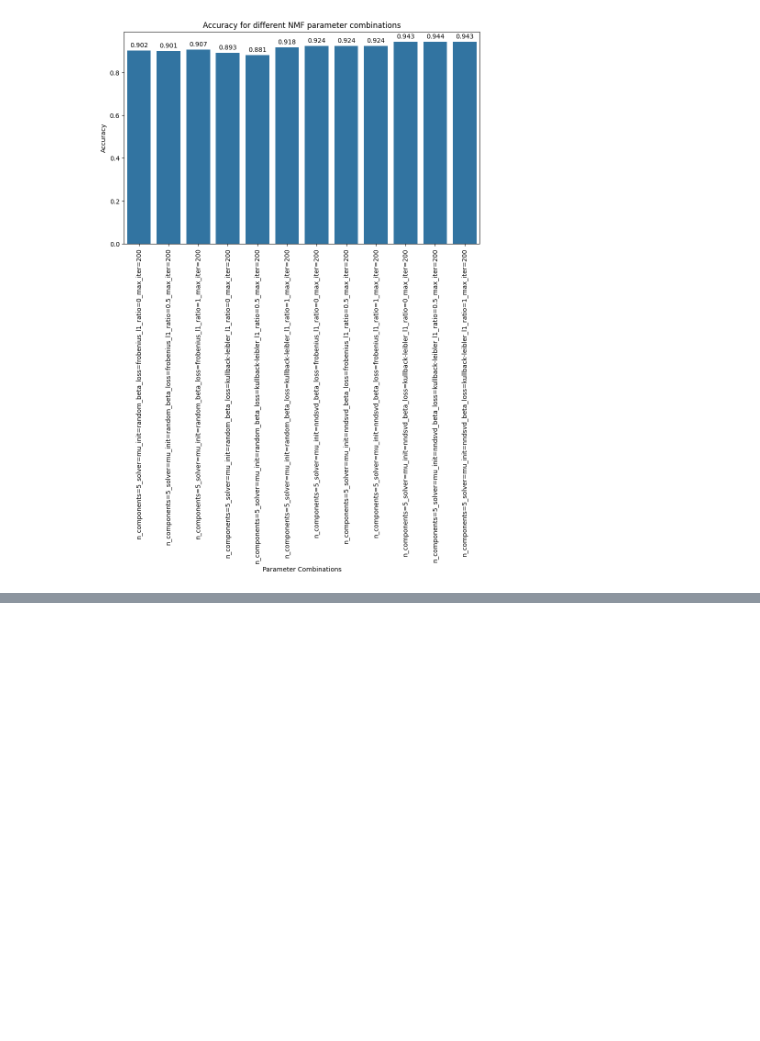
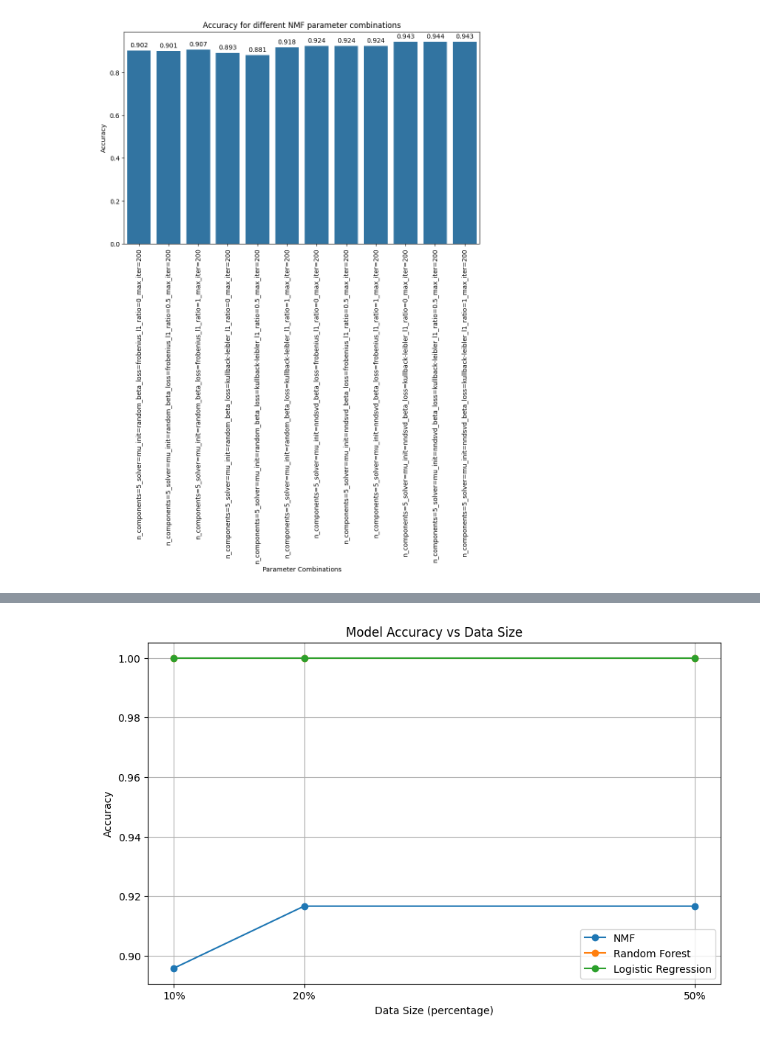
Before and after one commit to JudoboyAlex/bbc_news_classification, a Jupyter notebook: bbc_news_classification.ipynb, the cells around one changed output, grey strips where cells are left out. Drawn from its saved outputs; the diff is of its cells as text; code cells hidden in the pictures; blank space fills up the shorter version.

```diff
--- a/bbc_news_classification.ipynb
+++ b/bbc_news_classification.ipynb
@@ -392,0 +401,12 @@ Best parameters: {'n_components': 5, 'solver': 'mu', 'init': 'nndsvd', 'beta_los
+# %%
+# Create y_train from the provided training data
+y_train = train_data['Category']
+
+# Logistic regression model
+log_reg = LogisticRegression(max_iter=1000).fit(features, y_train)
+
+y_train_pred = log_reg.predict(features)
+
+lr_train_acc = accuracy_score(y_train, y_train_pred)
+
+print(f'Logistic Regression Training Accuracy: {lr_train_acc}')
@@ -392,0 +447,51 @@ Best parameters: {'n_components': 5, 'solver': 'mu', 'init': 'nndsvd', 'beta_los
+# %%
+# Define RandomForest model with the given parameters
+rf_model = RandomForestClassifier(max_depth=50, min_samples_split=10, n_estimators=50, random_state=42)
+
+# Prepare data size percentages
+data_sizes = [0.5, 0.2, 0.1]
+nmf_accuracies = []
+rf_accuracies = []
+lr_accuracies = []
+
+for size in data_sizes:
+    # Split data for each size
+    X_train, _, y_train, _ = train_test_split(features, y, train_size=size, random_state=42)
+
+    # NMF
+    model_nmf = NMF(n_components=5, init='nndsvd', beta_loss='kullback-leibler', solver='mu', max_iter=200)
+    W_train = model_nmf.fit_transform(X_train)
+    nmf_preds = np.argmax(W_train, axis=1)
+    nmf_acc = label_permute_compare(y_train, nmf_preds)
+    nmf_accuracies.append(nmf_acc)
+
+    # Random Forest
+    rf_model.fit(X_train, y_train)
+    rf_preds = rf_model.predict(X_train)
+    rf_acc = accuracy_score(y_train, rf_preds)
+    rf_accuracies.append(rf_acc)
+
+    # Logistic Regression
+    log_reg = LogisticRegression(max_iter=1000).fit(X_train, y_train)
+    lr_preds = log_reg.predict(X_train)
+    lr_acc = accuracy_score(y_train, lr_preds)
+    lr_accuracies.append(lr_acc)
+
+# Plotting the results
+plt.figure(figsize=(10, 6))
+plt.plot(data_sizes, nmf_accuracies, label='NMF', marker='o')
+plt.plot(data_sizes, rf_accuracies, label='Random Forest', marker='o')
+plt.plot(data_sizes, lr_accuracies, label='Logistic Regression', marker='o')
+
+# Add titles and labels
+plt.title('Model Accuracy vs Data Size')
+plt.xlabel('Data Size (percentage)')
+plt.ylabel('Accuracy')
+plt.xticks(data_sizes, ['50%', '20%', '10%'])
+plt.legend()
+plt.grid(True)
+
+# Display the chart
+plt.show()
+# %% [output]
+[figure, added]
```
Also changed, not shown: parts of 15 cells of this notebook.
